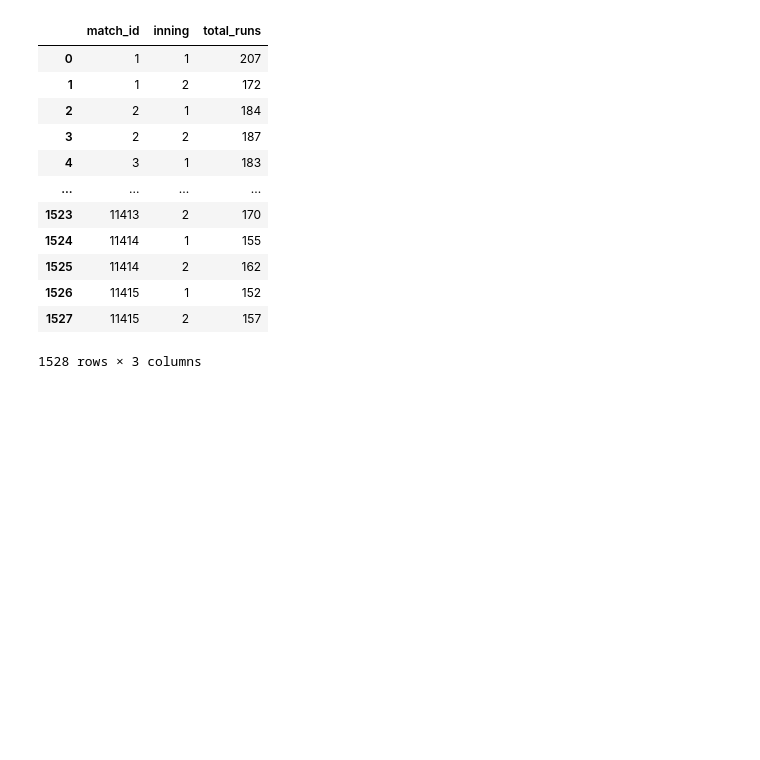
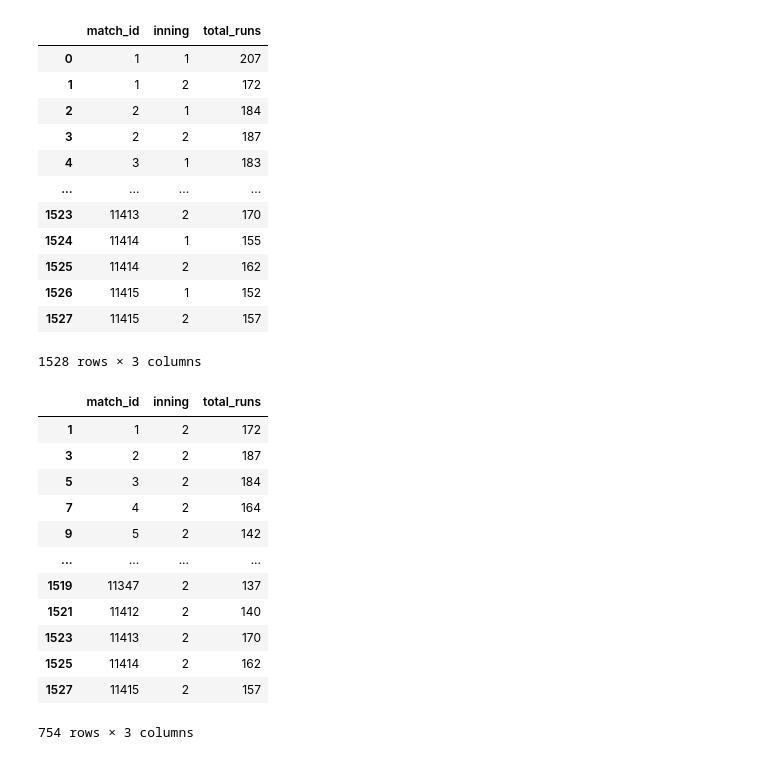
Before and after one commit to abhaygzb15/IPL-Win-Probability-Predictor, a Jupyter notebook: IPL Win Predictor.ipynb, the cells around one changed output. Saved outputs shown, nothing was run; the diff lists cells and outputs as text; code cells hidden in the pictures; blank space fills up the shorter version.

```diff
--- a/IPL Win Predictor.ipynb
+++ b/IPL Win Predictor.ipynb
@@ -47,3 +47,20 @@ total_score_df
 | 1526 | 11415 | 1 | 152 |
 | 1527 | 11415 | 2 | 157 |
 1528 rows × 3 columns
+# %%
+total_score_df=total_score_df[total_score_df['inning']==2]
+total_score_df
+# %% [output]
+|  | match_id | inning | total_runs |
+| 1 | 1 | 2 | 172 |
+| 3 | 2 | 2 | 187 |
+| 5 | 3 | 2 | 184 |
+| 7 | 4 | 2 | 164 |
+| 9 | 5 | 2 | 142 |
+| ... | ... | ... | ... |
+| 1519 | 11347 | 2 | 137 |
+| 1521 | 11412 | 2 | 140 |
+| 1523 | 11413 | 2 | 170 |
+| 1525 | 11414 | 2 | 162 |
+| 1527 | 11415 | 2 | 157 |
+754 rows × 3 columns
```
Also changed, not shown: parts of 1 cell of this notebook.
